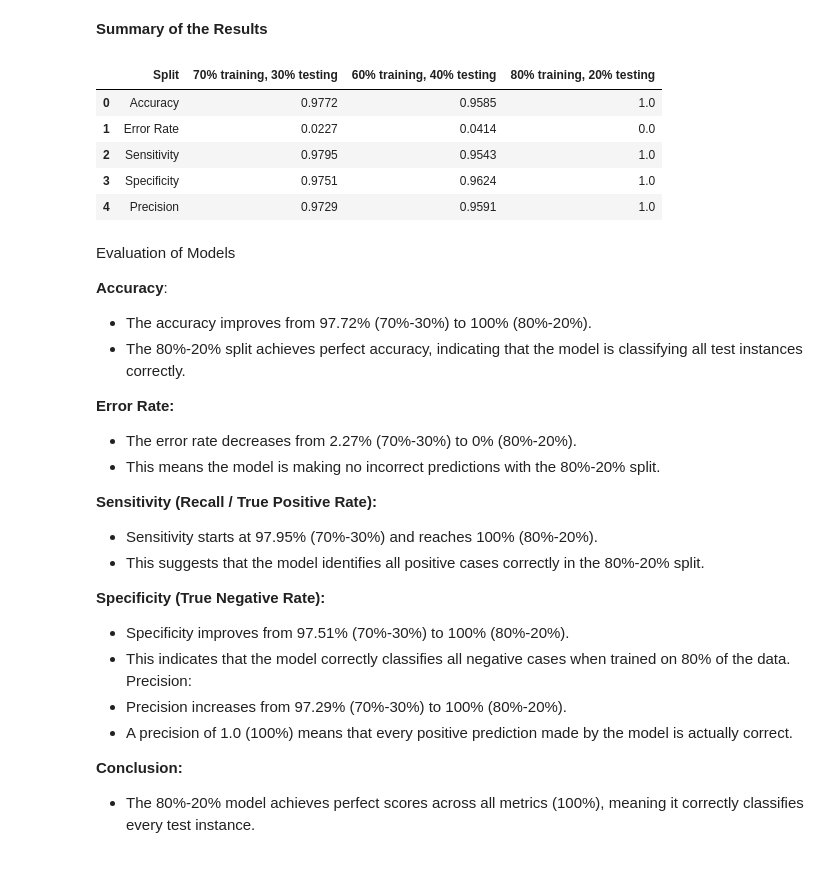
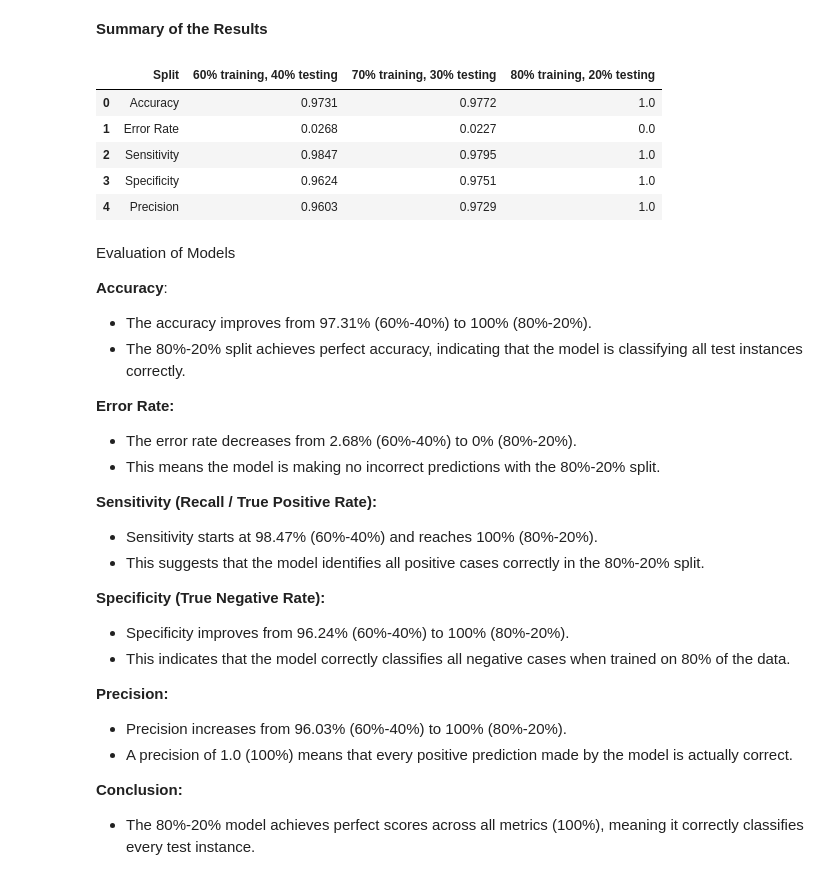
Before and after one commit to Aseel533/try, a Jupyter notebook: phase3.ipynb, the cells around one changed output. Cells and saved outputs as stored; diff of their text form; code cells hidden in the pictures.

```diff
--- a/phase3.ipynb
+++ b/phase3.ipynb
@@ -505,48 +505,51 @@ Precision: 1.0
 # %%
 d = {
         "Split": [
         "Accuracy", "Error Rate", "Sensitivity", "Specificity", "Precision"
+        ],
+     "60% training, 40% testing	": [
+        "0.9731", "0.0268", "0.9847", "0.9624",
+        "0.9603 "
+
     ],
     "70% training, 30% testing": [
         "0.9772", "0.0227", "0.9795", "0.9751", "0.9729"
     ],
-    "60% training, 40% testing	": [
-        "0.9585", "0.0414", "0.9543", "0.9624",
-        "0.9591 "
-    ],
+
     "	80% training, 20% testing": [
         "1.0", "0.0", "1.0", "1.0","1.0"
     ]
 }
 g = pd.DataFrame(d)
 g.style.set_properties(**{'text-align': 'center'})
 # %% [output]
-|  | Split | 70% training, 30% testing | 60% training, 40% testing | 80% training, 20% testing |
-| 0 | Accuracy | 0.9772 | 0.9585 | 1.0 |
-| 1 | Error Rate | 0.0227 | 0.0414 | 0.0 |
-| 2 | Sensitivity | 0.9795 | 0.9543 | 1.0 |
-| 3 | Specificity | 0.9751 | 0.9624 | 1.0 |
-| 4 | Precision | 0.9729 | 0.9591 | 1.0 |
+|  | Split | 60% training, 40% testing | 70% training, 30% testing | 80% training, 20% testing |
+| 0 | Accuracy | 0.9731 | 0.9772 | 1.0 |
+| 1 | Error Rate | 0.0268 | 0.0227 | 0.0 |
+| 2 | Sensitivity | 0.9847 | 0.9795 | 1.0 |
+| 3 | Specificity | 0.9624 | 0.9751 | 1.0 |
+| 4 | Precision | 0.9603 | 0.9729 | 1.0 |
 # %% [markdown]
 Evaluation of Models
 
 **Accuracy**:
-* The accuracy improves from 97.72% (70%-30%) to 100% (80%-20%).
+* The accuracy improves from 97.31% (60%-40%) to 100% (80%-20%).
 * The 80%-20% split achieves perfect accuracy, indicating that the model is classifying all test instances correctly.
 
 **Error Rate:**
-* The error rate decreases from 2.27% (70%-30%) to 0% (80%-20%).
+* The error rate decreases from 2.68% (60%-40%) to 0% (80%-20%).
 * This means the model is making no incorrect predictions with the 80%-20% split.
 
 **Sensitivity (Recall / True Positive Rate):**
-* Sensitivity starts at 97.95% (70%-30%) and reaches 100% (80%-20%).
+* Sensitivity starts at 98.47% (60%-40%) and reaches 100% (80%-20%).
 * This suggests that the model identifies all positive cases correctly in the 80%-20% split.
 
 **Specificity (True Negative Rate):**
-* Specificity improves from 97.51% (70%-30%) to 100% (80%-20%).
+* Specificity improves from 96.24% (60%-40%) to 100% (80%-20%).
 * This indicates that the model correctly classifies all negative cases when trained on 80% of the data.
-Precision:
-* Precision increases from 97.29% (70%-30%) to 100% (80%-20%).
+
+**Precision:**
+* Precision increases from 96.03% (60%-40%) to 100% (80%-20%).
 * A precision of 1.0 (100%) means that every positive prediction made by the model is actually correct.
 
 **Conclusion:**
```
Also changed, not shown: parts of 7 cells of this notebook.
